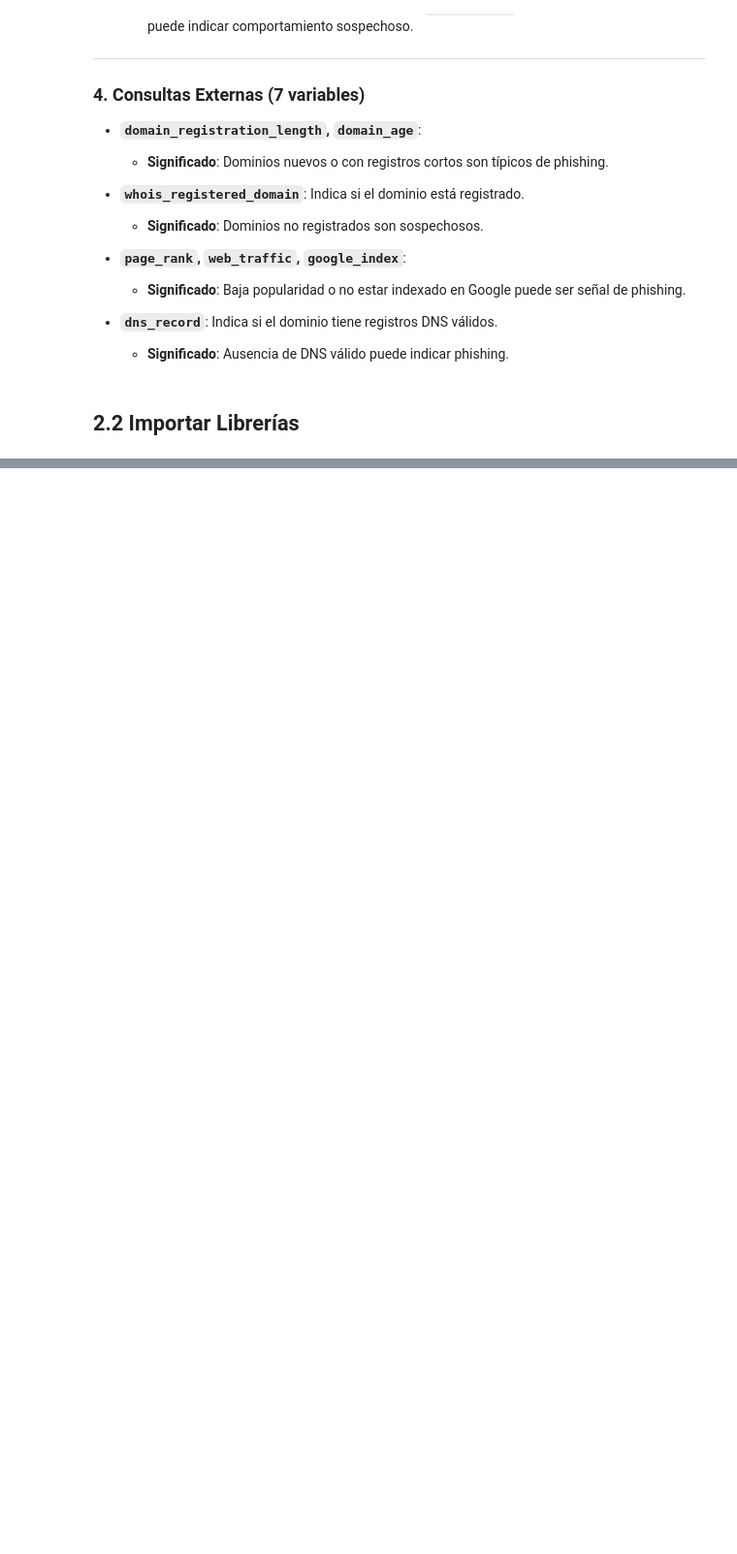
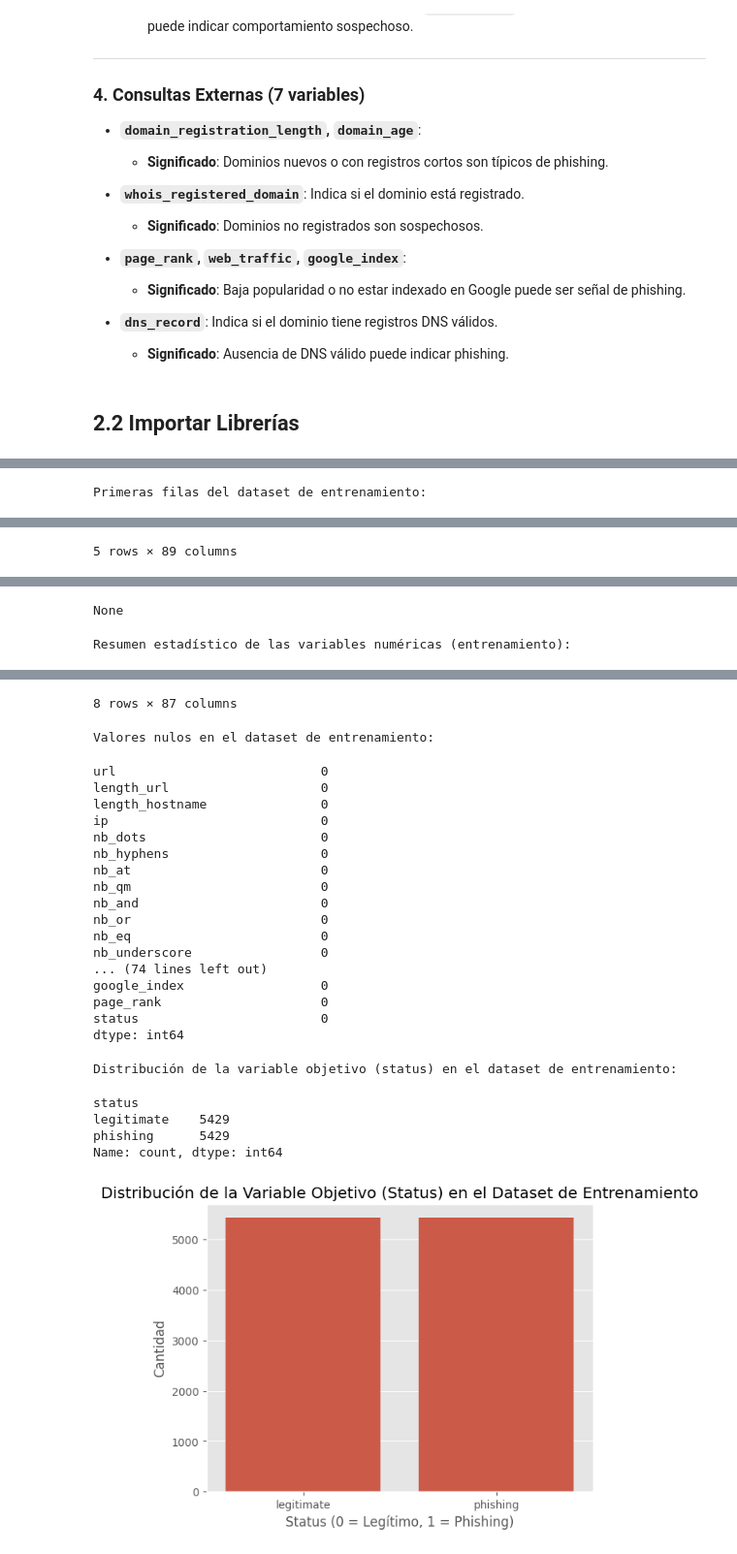
Before and after one commit to jarkillo/Phishing_modelos_decision, a Jupyter notebook: Phising_ETL.ipynb, the cells around one changed output, grey strips where cells are left out. Shown at 97% size. Drawn from its saved outputs; the diff is of its cells as text; code cells hidden in the pictures; blank space fills up the shorter version.

Commit message:
Añadidos paso 1, 2 y modelado inicial Changes to be committed: 	modified:   Phising_ETL.ipynb

```diff
--- a/Phising_ETL.ipynb
+++ b/Phising_ETL.ipynb
@@ -165,10 +165,12 @@ La evaluación del modelo se realizará utilizando el **F1-score**, una métrica
 import pandas as pd  # Manipulación y análisis de datos
 import numpy as np  # Operaciones matemáticas y numéricas
 
+# Librerias estadisticas
+from statsmodels.stats.outliers_influence import variance_inflation_factor
+
 # --- Visualización de datos
 import matplotlib.pyplot as plt
 import seaborn as sns
-import missingno as msno
 
 # Librerías para preprocesamiento
 from sklearn.model_selection import train_test_split  # División de datos en entrenamiento y prueba
@@ -195,6 +197,9 @@ import time
 # CONFIGURACIÓN GLOBAL
 # ===============================
 
+# Configurar Pandas para mostrar todas las filas
+pd.set_option('display.max_rows', None)
+
 # Configuración adicional
 import warnings
 warnings.filterwarnings("ignore")  # Ignorar advertencias para mantener el output limpio
@@ -209,0 +243,36 @@ plt.style.use('ggplot')
+# %%
+# 3. Exploración Inicial
+
+
+# Cargar los datasets de entrenamiento y prueba
+df_train = pd.read_csv("data/train.csv")
+df_test = pd.read_csv("data/test.csv")
+
+# Visualizar las primeras filas del dataset de entrenamiento
+print("Primeras filas del dataset de entrenamiento:")
+display(df_train.head())
+
+# Información general del dataset de entrenamiento
+print("\nInformación general del dataset de entrenamiento:")
+display(df_train.info())
+
+# Resumen estadístico de las variables numéricas en el dataset de entrenamiento
+print("\nResumen estadístico de las variables numéricas (entrenamiento):")
+display(df_train.describe())
+
+# Verificar valores nulos en el dataset de entrenamiento
+print("\nValores nulos en el dataset de entrenamiento:")
+display(df_train.isnull().sum())
+
+# Distribución de la variable objetivo (`status`) en el dataset de entrenamiento
+print("\nDistribución de la variable objetivo (status) en el dataset de entrenamiento:")
+display(df_train['status'].value_counts())
+
+# Visualizar gráficamente la distribución de la variable objetivo
+sns.countplot(x='status', data=df_train)
+plt.title('Distribución de la Variable Objetivo (Status) en el Dataset de Entrenamiento')
+plt.xlabel('Status (0 = Legítimo, 1 = Phishing)')
+plt.ylabel('Cantidad')
+plt.show()
+# %% [output]
+Primeras filas del dataset de entrenamiento:
@@ -209,0 +285 @@ plt.style.use('ggplot')
+5 rows × 89 columns
@@ -209,0 +303,2 @@ plt.style.use('ggplot')
+None
+Resumen estadístico de las variables numéricas (entrenamiento):
@@ -209,0 +314,25 @@ plt.style.use('ggplot')
+8 rows × 87 columns
+Valores nulos en el dataset de entrenamiento:
+url                           0
+length_url                    0
+length_hostname               0
+ip                            0
+nb_dots                       0
+nb_hyphens                    0
+nb_at                         0
+nb_qm                         0
+nb_and                        0
+nb_or                         0
+nb_eq                         0
+nb_underscore                 0
+... (74 lines left out)
+google_index                  0
+page_rank                     0
+status                        0
+dtype: int64
+Distribución de la variable objetivo (status) en el dataset de entrenamiento:
+status
+legitimate    5429
+phishing      5429
+Name: count, dtype: int64
+[figure, added]
```
Also changed, not shown: parts of 49 cells of this notebook.
